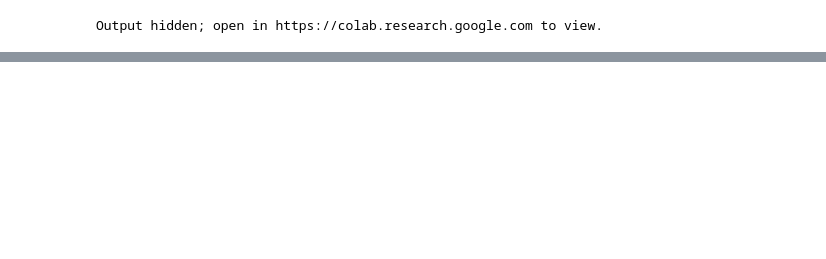
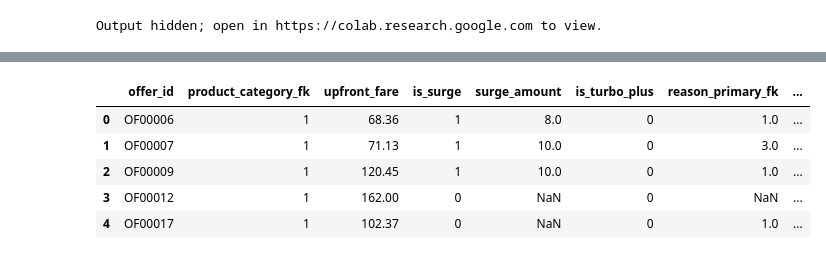
Before and after one commit to WiseExMachina/pienza, a Jupyter notebook: Notebooks/Phase_4_Unsupervised_ML/0407_Pienza_Phase_4_Clustering_Paper.ipynb, the cells around one changed output, grey strips where cells are left out. Cells and saved outputs as stored; diff of their text form; code cells hidden in the pictures; blank space fills up the shorter version.

```diff
--- a/Notebooks/Phase_4_Unsupervised_ML/0407_Pienza_Phase_4_Clustering_Paper.ipynb
+++ b/Notebooks/Phase_4_Unsupervised_ML/0407_Pienza_Phase_4_Clustering_Paper.ipynb
@@ -894,7 +894,7 @@ repair_map = {
     'chamizal': 34, 'lomas_anahuac': 35, 'vialidad_de_la_barranca': 36,
     'interlomas_magnocentro': 37, 'haciendas_san_fernando': 38,
     'felix_cuevas': 39, 'barranca_del_muerto': 40, 'san_angel_altavista': 41,
-    'san_jeronimo_tizapan': 42, 'pedregal': 43, 'viaducto_tlalpan': 44
+    'san_jeronimo_tizapan': 43, 'pedregal': 42, 'viaducto_tlalpan': 44
 }
 
 # 2. IDENTIFICAR FUENTE DE DATOS
@@ -935,7 +935,7 @@ if source_df is not None:
     labels_final['lon_center'] = labels_final['w_lon'] / labels_final['offer_count']
 
     # 5. EXPORTACIÓN
-    LABEL_PATH = '/content/drive/MyDrive/_Pienza/Assets/Phase_2/solo_etiquetas_opus.csv'
+    LABEL_PATH = '/content/drive/MyDrive/_Pienza/Assets/Phase_2/solo_etiquetas_opus_streamlit.csv'
     labels_final[['kepler_id', 'zone_name', 'lat_center', 'lon_center']].to_csv(LABEL_PATH, index=False)
 
     display(Markdown(f"### ✅ **Etiquetas Únicas Generadas**"))
@@ -954,0 +1043,72 @@ El archivo con 44 etiquetas está listo en: `/content/drive/MyDrive/_Pienza/Asse
+# %%
+# ==============================================================================
+# CELL: THE GOLDEN MASTER - FINAL JOIN (ESQUEMA ESTRICTO PIENZA)
+# ==============================================================================
+import pandas as pd
+import h3
+from IPython.display import display, Markdown
+
+display(Markdown("### 🥇 **Forjando la Golden Master (Join al Vuelo)**"))
+
+# 1. SQL QUERY: Traemos lo canónico de BigQuery (offers y engineered_features)
+query = f"""
+SELECT
+    o.offer_id,
+    o.product_category_fk,
+    o.upfront_fare,
+    o.is_surge,
+    o.surge_amount,
+    o.is_turbo_plus,
+    o.reason_primary_fk,
+    ef.home_vector_alignment_score
+FROM `{PROJECT_ID}.{DATASET_CORE}.offers` o
+LEFT JOIN `{PROJECT_ID}.{DATASET_CORE}.engineered_features` ef
+    ON o.offer_id = ef.offer_id_fk
+"""
+
+print("⏳ Extrayendo datos canónicos de BigQuery...")
+df_bq = client.query(query).to_dataframe()
+print(f"✅ Descarga completada: {len(df_bq)} registros operativos.")
+
+# 2. PREPARAR DATOS ESPACIALES (Mapeando a TUS variables autoexplicativas)
+df_spatial = df_viz.copy()
+
+# Calculamos el H3 res 9 al vuelo
+def get_h3(row):
+    try: return h3.latlng_to_cell(row['dropoff_lat'], row['dropoff_lon'], 9)
+    except: return h3.geo_to_h3(row['dropoff_lat'], row['dropoff_lon'], 9)
+
+df_spatial['dropoff_h3_hex_id'] = df_spatial.apply(get_h3, axis=1)
+
+# Renombramos a TU esquema exacto (silver_palette)
+df_spatial = df_spatial.rename(columns={
+    'kepler_id': 'dropoff_polygon_id',
+    'zone_name': 'dropoff_polygon_name',
+    'hdbscan_cluster_id': 'dropoff_hdbscan_id'
+})
+
+# Duplicamos el nombre para el hdbscan_name como pediste en tu esquema
+df_spatial['dropoff_hdbscan_name'] = df_spatial['dropoff_polygon_name']
+
+# Filtramos SOLO las variables de tu esquema final
+df_spatial = df_spatial[[
+    'offer_id',
+    'dropoff_polygon_id',
+    'dropoff_polygon_name',
+    'dropoff_h3_hex_id',
+    'dropoff_hdbscan_id',
+    'dropoff_hdbscan_name'
+]]
+
+# 3. EL JOIN FINAL
+print("⏳ Realizando Join al vuelo...")
+gold_master_df = pd.merge(df_bq, df_spatial, on='offer_id', how='inner')
+
+# 4. EXPORTACIÓN A CSV PARA KEPLER Y STREAMLIT
+OUTPUT_GOLD = '/content/drive/MyDrive/_Pienza/Assets/Phase_2/gold_master_streamlit.csv'
+gold_master_df.to_csv(OUTPUT_GOLD, index=False)
+
+display(Markdown(f"🏆 **Golden Master generada exitosamente:** `{OUTPUT_GOLD}`"))
+print(f"Dimensiones finales: {gold_master_df.shape}")
+display(gold_master_df.head())
+# %% [output]
@@ -954,0 +1121,6 @@ El archivo con 44 etiquetas está listo en: `/content/drive/MyDrive/_Pienza/Asse
+|  | offer_id | product_category_fk | upfront_fare | is_surge | surge_amount | is_turbo_plus | reason_primary_fk | ... |
+| 0 | OF00006 | 1 | 68.36 | 1 | 8.0 | 0 | 1.0 | ... |
+| 1 | OF00007 | 1 | 71.13 | 1 | 10.0 | 0 | 3.0 | ... |
+| 2 | OF00009 | 1 | 120.45 | 1 | 10.0 | 0 | 1.0 | ... |
+| 3 | OF00012 | 1 | 162.00 | 0 | NaN | 0 | NaN | ... |
+| 4 | OF00017 | 1 | 102.37 | 0 | NaN | 0 | 1.0 | ... |
```
Also changed, not shown: parts of 19 cells of this notebook, 5 other files.
